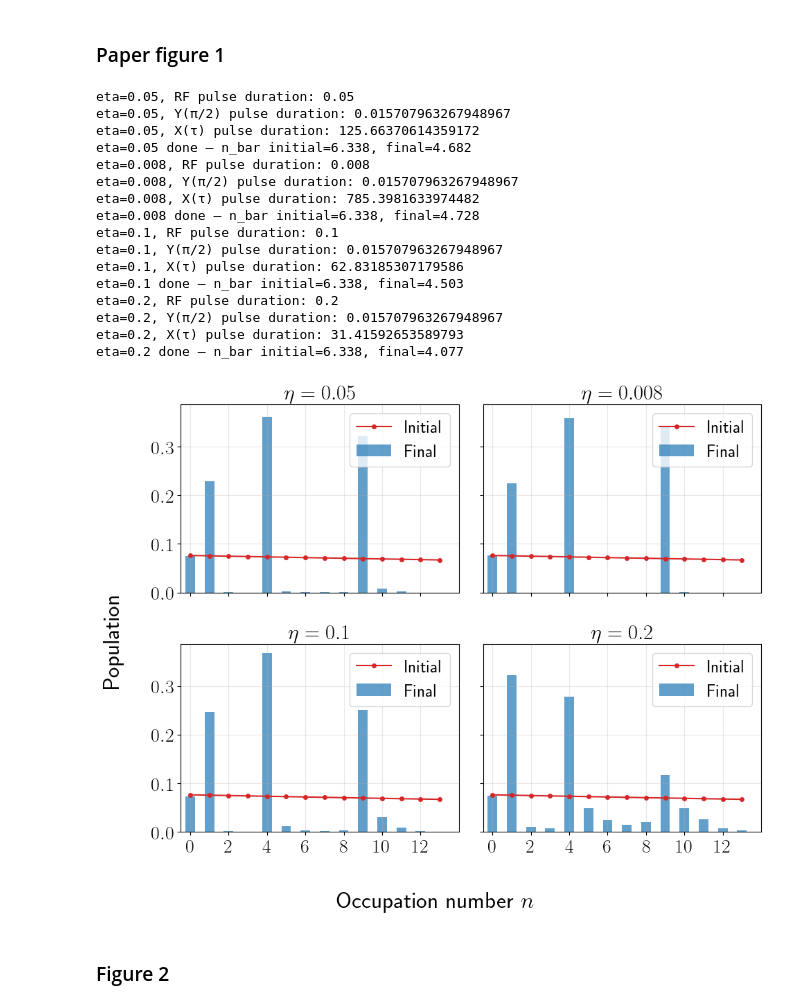
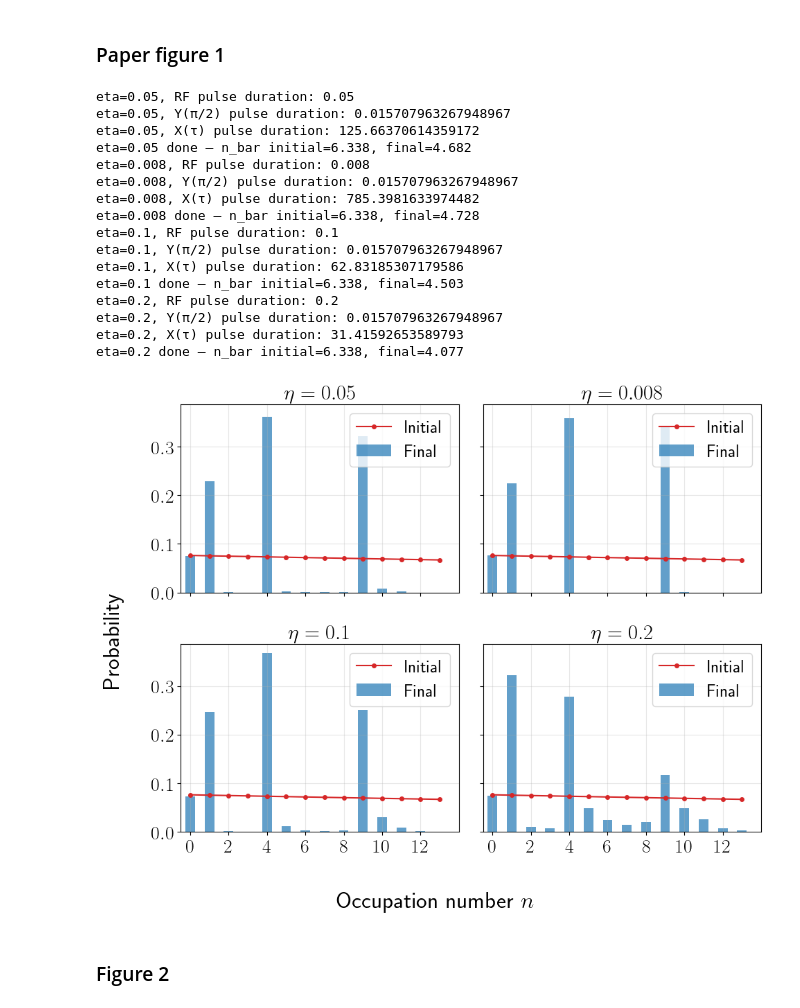
Before and after one commit to GonReina/QLearn, a Jupyter notebook: trapped_ions/Fock_mixtures_sim.ipynb, the cells around one changed output. Cells and saved outputs as stored; diff of their text form; code cells hidden in the pictures.

```diff
--- a/trapped_ions/Fock_mixtures_sim.ipynb
+++ b/trapped_ions/Fock_mixtures_sim.ipynb
@@ -1058,35 +1058,35 @@ for idx, eta in enumerate(eta_values):
     ax.set_xlim(-0.5, 14)
     ax.set_xticks(np.arange(0, N, 2))
     ax.tick_params(axis='both')
     ax.legend()
     ax.grid(True, alpha=0.3)
 
     print(f"eta={eta} done — n_bar initial={np.dot(n_states, p_initial):.3f}, final={np.dot(n_states, p_final):.3f}")
 
 fig.supxlabel('Occupation number $n$')
-fig.supylabel('Population')
+fig.supylabel('Probability')
 # fig.suptitle('Cooling in the Lamb-Dicke Regime', fontsize=16, y=1.01)
 plt.tight_layout()
 plt.savefig('figure_2.pdf', format='pdf', bbox_inches='tight', dpi=600)
 plt.show()
 # %% [output]
 eta=0.05, RF pulse duration: 0.05
 eta=0.05, Y(π/2) pulse duration: 0.015707963267948967
 eta=0.05, X(τ) pulse duration: 125.66370614359172
 eta=0.05 done — n_bar initial=6.338, final=4.682
 eta=0.008, RF pulse duration: 0.008
 eta=0.008, Y(π/2) pulse duration: 0.015707963267948967
 eta=0.008, X(τ) pulse duration: 785.3981633974482
 eta=0.008 done — n_bar initial=6.338, final=4.728
 eta=0.1, RF pulse duration: 0.1
 eta=0.1, Y(π/2) pulse duration: 0.015707963267948967
 eta=0.1, X(τ) pulse duration: 62.83185307179586
 eta=0.1 done — n_bar initial=6.338, final=4.503
 eta=0.2, RF pulse duration: 0.2
 eta=0.2, Y(π/2) pulse duration: 0.015707963267948967
 eta=0.2, X(τ) pulse duration: 31.41592653589793
 eta=0.2 done — n_bar initial=6.338, final=4.077
-[figure, old version]
+[figure, new version]
 # %% [markdown]
 ### Figure 2
 # %%
```
Also changed, not shown: parts of 1 cell of this notebook, 7 other files.
